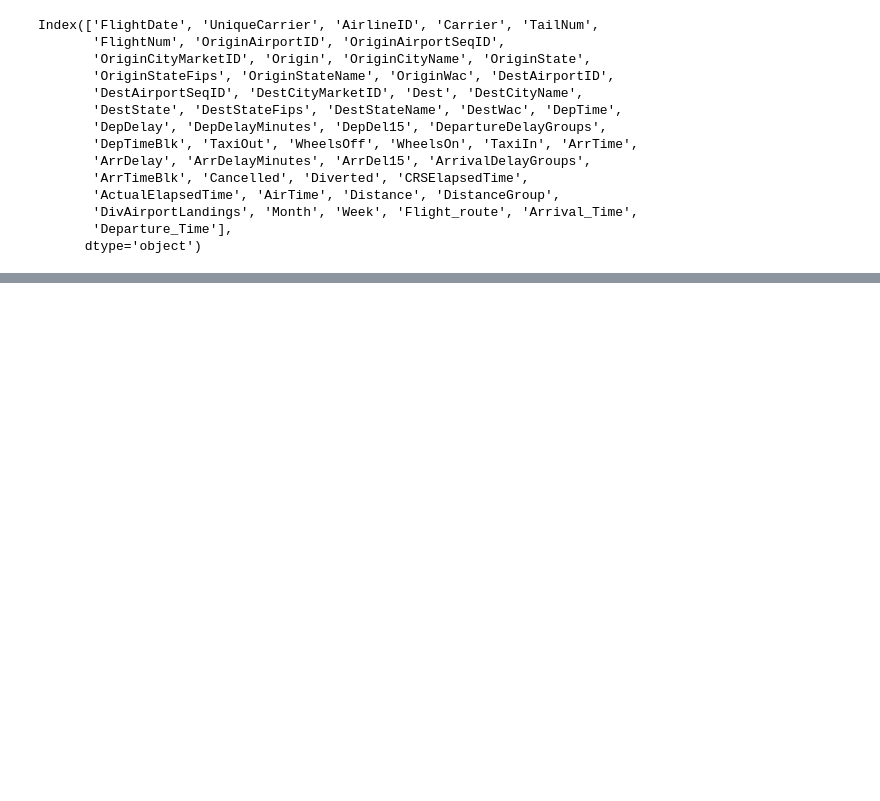
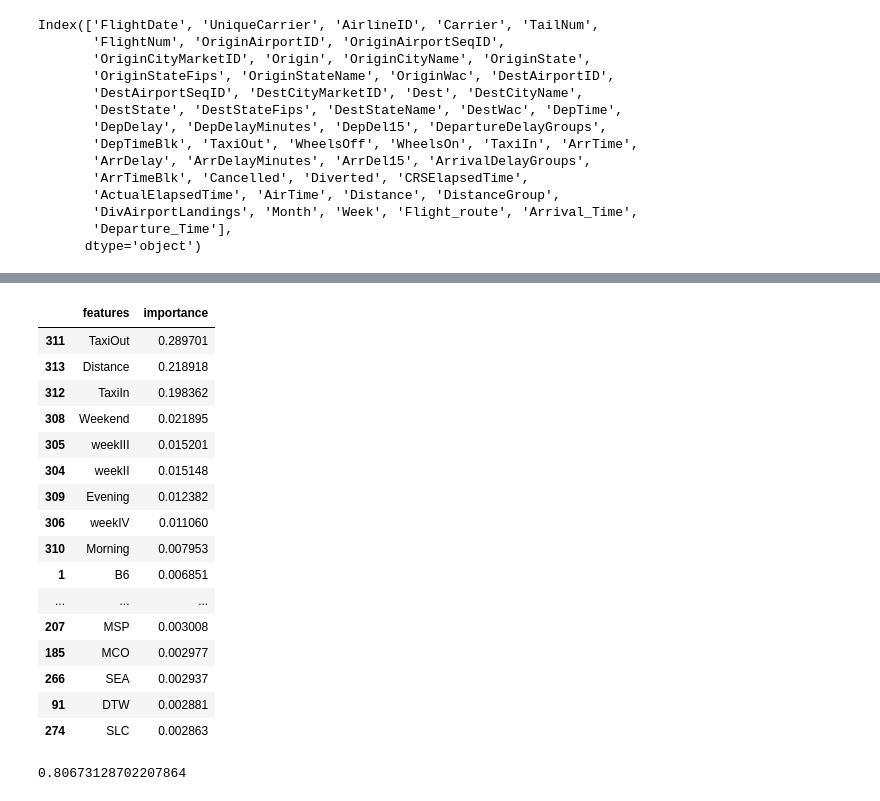
Before and after one commit to mohankumaru/airline_project, a Jupyter notebook: flight_delay.ipynb, the cells around one changed output, grey strips where cells are left out. Drawn from its saved outputs; the diff is of its cells as text; code cells hidden in the pictures; blank space fills up the shorter version.

```diff
--- a/flight_delay.ipynb
+++ b/flight_delay.ipynb
@@ -489,0 +474,7 @@ X_train, X_test, y_train, y_test = train_test_split(X, y, train_size=0.70, rando
+# %%
+
+from sklearn.grid_search import GridSearchCV
+#sample_split_range = list(range(1, 50))
+param_grid = {"max_depth": list(range(1,10,1))}
+grid = GridSearchCV(dtc, param_grid, cv=10, scoring='accuracy')
+grid.fit(X_train, y_train)
@@ -489,0 +505,4 @@ X_train, X_test, y_train, y_test = train_test_split(X, y, train_size=0.70, rando
+# %%
+param_grid = {"criterion": ['entropy'],  "max_depth": list(range(1,10,1))}
+grid = GridSearchCV(dtc, param_grid, cv=10, scoring='accuracy')
+grid.fit(X_train, y_train)
@@ -489,0 +533,6 @@ X_train, X_test, y_train, y_test = train_test_split(X, y, train_size=0.70, rando
+# %%
+from sklearn.ensemble import RandomForestClassifier
+rfc = RandomForestClassifier(random_state=0)
+rfc.fit(X_train, y_train)
+y_pred_class = dtc.predict(X_test)
+metrics.accuracy_score(y_test, y_pred_class)
@@ -489,0 +569,24 @@ X_train, X_test, y_train, y_test = train_test_split(X, y, train_size=0.70, rando
+# %%
+signi_features = list(zip(features, rfc.feature_importances_))
+# %%
+signi_features = pd.DataFrame(signi_features, columns = ["features", "importance"])
+signi_features.sort_values(["importance"], ascending = False, inplace = True)
+signi_features[:30]
+# %% [output]
+|  | features | importance |
+| 311 | TaxiOut | 0.289701 |
+| 313 | Distance | 0.218918 |
+| 312 | TaxiIn | 0.198362 |
+| 308 | Weekend | 0.021895 |
+| 305 | weekIII | 0.015201 |
+| 304 | weekII | 0.015148 |
+| 309 | Evening | 0.012382 |
+| 306 | weekIV | 0.011060 |
+| 310 | Morning | 0.007953 |
+| 1 | B6 | 0.006851 |
+| ... | ... | ... |
+| 207 | MSP | 0.003008 |
+| 185 | MCO | 0.002977 |
+| 266 | SEA | 0.002937 |
+| 91 | DTW | 0.002881 |
+| 274 | SLC | 0.002863 |
@@ -489,0 +599,7 @@ X_train, X_test, y_train, y_test = train_test_split(X, y, train_size=0.70, rando
+# %%
+dtc1 = DecisionTreeClassifier(random_state=0)
+dtc1.fit(X1_train, y1_train)
+y1_pred_class = dtc1.predict(X1_test)
+metrics.accuracy_score(y1_test, y1_pred_class)
+# %% [output]
+0.80673128702207864
```
Also changed, not shown: parts of 43 cells of this notebook.
